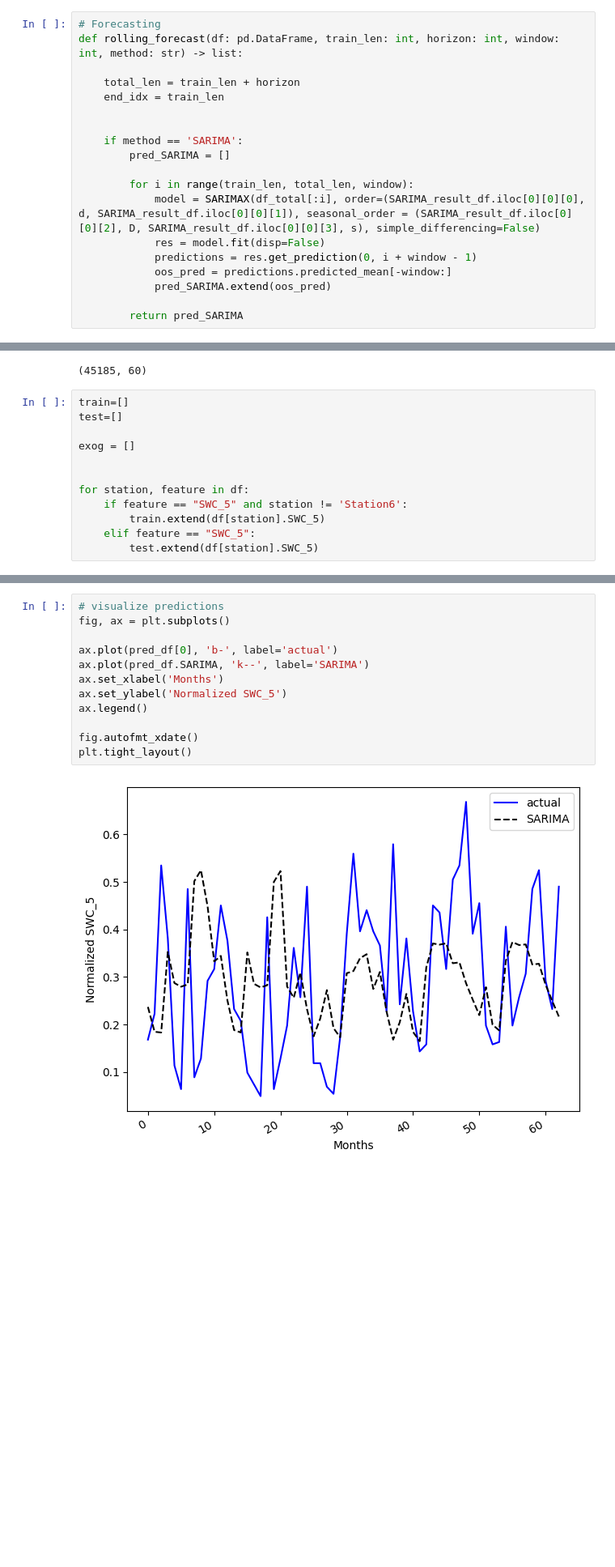
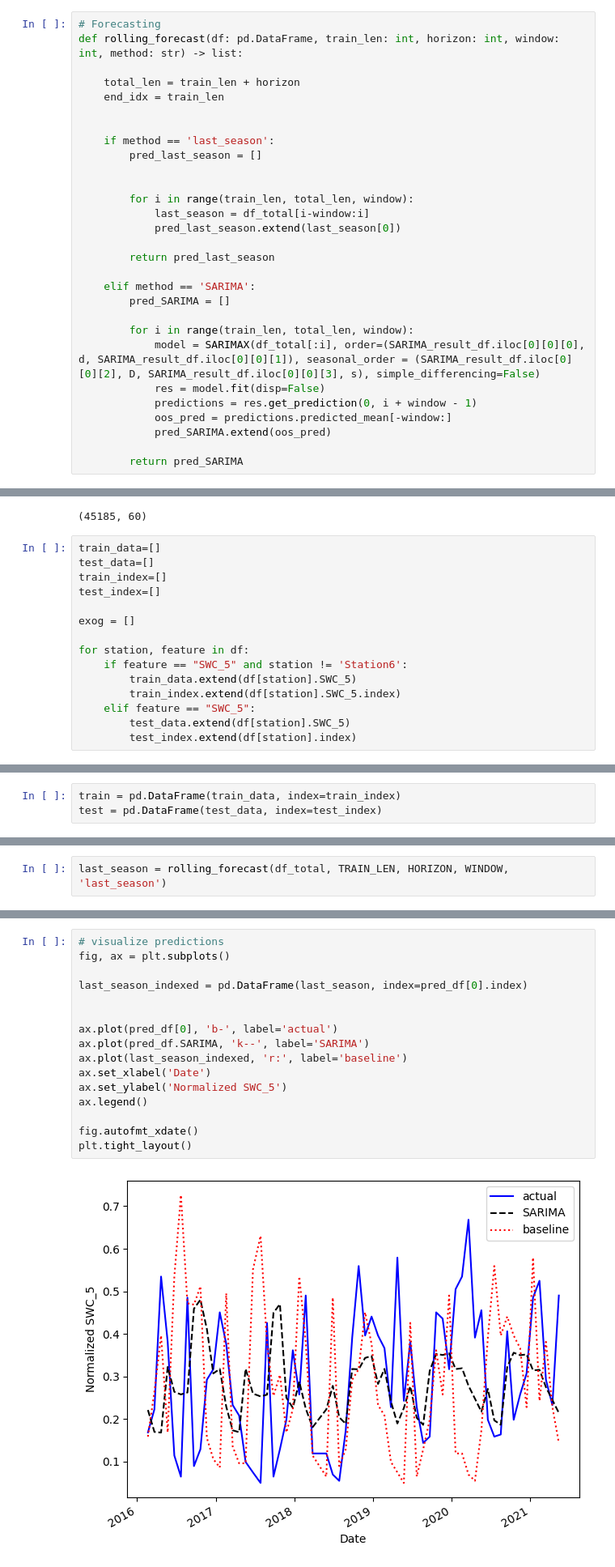
Before and after one commit to kiat/tx-soil-moisture, a Jupyter notebook: notebook/SWC_5_SARIMAX_Model_All_Stations.ipynb, the cells around one changed output, grey strips where cells are left out. Shown at 81% size. Drawn from its saved outputs; the diff is of its cells as text; blank space fills up the shorter version.

```diff
--- a/notebook/SWC_5_SARIMAX_Model_All_Stations.ipynb
+++ b/notebook/SWC_5_SARIMAX_Model_All_Stations.ipynb
@@ -53,7 +53,17 @@ def rolling_forecast(df: pd.DataFrame, train_len: int, horizon: int, window: int
     end_idx = train_len
 
 
-    if method == 'SARIMA':
+    if method == 'last_season':
+        pred_last_season = []
+
+
+        for i in range(train_len, total_len, window):
+            last_season = df_total[i-window:i]
+            pred_last_season.extend(last_season[0])
+
+        return pred_last_season
+
+    elif method == 'SARIMA':
         pred_SARIMA = []
 
         for i in range(train_len, total_len, window):
@@ -182,14 +192,17 @@ train_df.shape
 # %% [output]
 (45185, 60)
 # %%
-train=[]
-test=[]
+train_data=[]
+test_data=[]
+train_index=[]
+test_index=[]
 
 exog = []
 
-
 for station, feature in df:
     if feature == "SWC_5" and station != 'Station6':
-        train.extend(df[station].SWC_5)
+        train_data.extend(df[station].SWC_5)
+        train_index.extend(df[station].SWC_5.index)
     elif feature == "SWC_5":
-        test.extend(df[station].SWC_5)
+        test_data.extend(df[station].SWC_5)
+        test_index.extend(df[station].index)
@@ -196,3 +215,6 @@ for station, feature in df:
+# %%
+train = pd.DataFrame(train_data, index=train_index)
+test = pd.DataFrame(test_data, index=test_index)
 # %%
 # define exog (not used right now)
 for station in df:
@@ -289,6 +311,8 @@ pred_df = df_test.copy()
 TRAIN_LEN = train_len
 HORIZON = test_len
 WINDOW = int(test_len/3)
+# %%
+last_season = rolling_forecast(df_total, TRAIN_LEN, HORIZON, WINDOW, 'last_season')
 # %%
 pred_df['SARIMA'] = rolling_forecast(df_total, TRAIN_LEN, HORIZON, WINDOW, 'SARIMA')
 
@@ -310,14 +334,18 @@ pred_df
 # %%
 # visualize predictions
 fig, ax = plt.subplots()
 
+last_season_indexed = pd.DataFrame(last_season, index=pred_df[0].index)
+
+
 ax.plot(pred_df[0], 'b-', label='actual')
 ax.plot(pred_df.SARIMA, 'k--', label='SARIMA')
-ax.set_xlabel('Months')
+ax.plot(last_season_indexed, 'r:', label='baseline')
+ax.set_xlabel('Date')
 ax.set_ylabel('Normalized SWC_5')
 ax.legend()
 
 fig.autofmt_xdate()
 plt.tight_layout()
 # %% [output]
-[figure, old version]
+[figure, new version]
```
Also changed, not shown: parts of 10 cells of this notebook.
